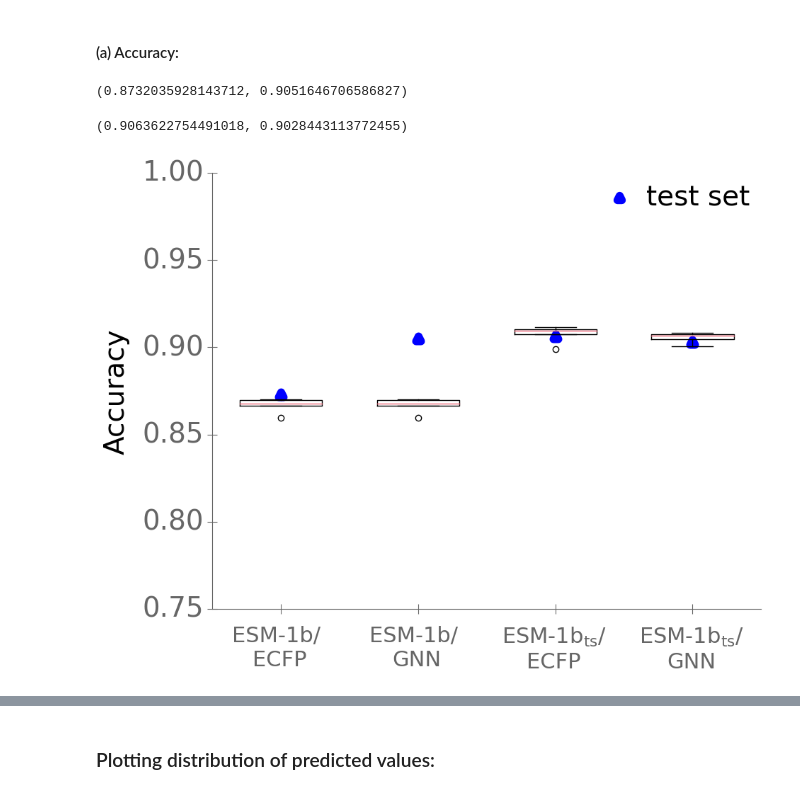
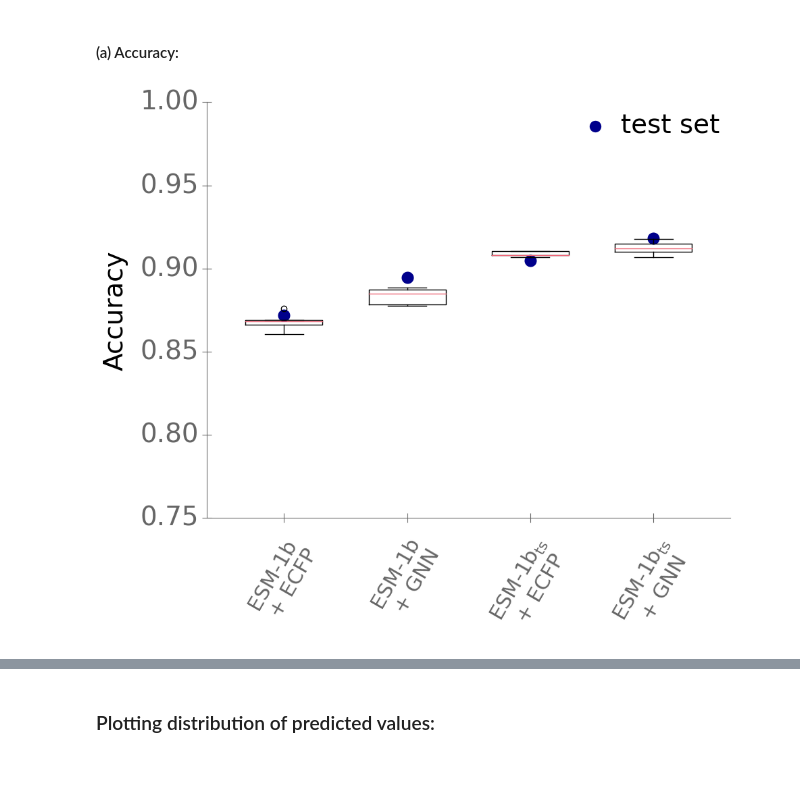
Before and after one commit to AlexanderKroll/ESP, a Jupyter notebook: notebooks_and_code/3 Plots and figures.ipynb, the cells around one changed output, grey strips where cells are left out. Cells and saved outputs as stored; diff of their text form; code cells hidden in the pictures; blank space fills up the shorter version.

```diff
--- a/notebooks_and_code/3 Plots and figures.ipynb
+++ b/notebooks_and_code/3 Plots and figures.ipynb
@@ -766,11 +836,11 @@ ROC_AUC_CV_ESM1b_ECFP = np.load(join(CURRENT_DIR, ".." ,"data", "training_result
 accuracy_CV_ESM1b_ts_ECFP = np.load(join(CURRENT_DIR, ".." ,"data", "training_results", "acc_CV_xgboost_ESM1b_ts_ECFP.npy"))
 ROC_AUC_CV_ESM1b_ts_ECFP = np.load(join(CURRENT_DIR, ".." ,"data", "training_results", "ROC_AUC_CV_xgboost_ESM1b_ts_ECFP.npy"))
 
-accuracy_CV_ESM1b_GNN = np.load(join(CURRENT_DIR, ".." ,"data", "training_results", "acc_CV_xgboost_ESM1b_ECFP.npy"))
-ROC_AUC_CV_ESM1b_GNN = np.load(join(CURRENT_DIR, ".." ,"data", "training_results", "ROC_AUC_CV_xgboost_ESM1b_ECFP.npy"))
+accuracy_CV_ESM1b_GNN = np.load(join(CURRENT_DIR, ".." ,"data", "training_results", "acc_CV_xgboost_ESM1b_GNN_pretrained.npy"))
+ROC_AUC_CV_ESM1b_GNN = np.load(join(CURRENT_DIR, ".." ,"data", "training_results", "ROC_AUC_CV_xgboost_ESM1b_GNN_pretrained.npy"))
 
-accuracy_CV_ESM1b_ts_GNN = np.load(join(CURRENT_DIR, ".." ,"data", "training_results", "acc_CV_xgboost_ESM1b_ts_GNN.npy"))
-ROC_AUC_CV_ESM1b_ts_GNN = np.load(join(CURRENT_DIR, ".." ,"data", "training_results", "ROC_AUC_CV_xgboost_ESM1b_ts_GNN.npy"))
+accuracy_CV_ESM1b_ts_GNN = np.load(join(CURRENT_DIR, ".." ,"data", "training_results", "acc_CV_xgboost_ESM1b_ts_GNN_pretrained.npy"))
+ROC_AUC_CV_ESM1b_ts_GNN = np.load(join(CURRENT_DIR, ".." ,"data", "training_results", "ROC_AUC_CV_xgboost_ESM1b_ts_GNN_pretrained.npy"))
 # %%
 y_test_pred_esm1b_ecfp =  np.load(join(CURRENT_DIR, ".." ,"data", "training_results", "y_test_pred_xgboost_ESM1b_ECFP.npy"))
 test_y_esm1b_ecfp =  np.load(join(CURRENT_DIR, ".." ,"data", "training_results", "y_test_true_xgboost_ESM1b_ECFP.npy"))
@@ -778,11 +848,11 @@ test_y_esm1b_ecfp =  np.load(join(CURRENT_DIR, ".." ,"data", "training_results",
 y_test_pred_esm1b_ts_ecfp =  np.load(join(CURRENT_DIR, ".." ,"data", "training_results", "y_test_pred_xgboost_ESM1b_ts_ECFP.npy"))
 test_y_esm1b_ts_ecfp =  np.load(join(CURRENT_DIR, ".." ,"data", "training_results", "y_test_true_xgboost_ESM1b_ts_ECFP.npy"))
 
-y_test_pred_esm1b_GNN =  np.load(join(CURRENT_DIR, ".." ,"data", "training_results", "y_test_pred_xgboost_ESM1b_GNN.npy"))
-test_y_esm1b_GNN =  np.load(join(CURRENT_DIR, ".." ,"data", "training_results", "y_test_true_xgboost_ESM1b_GNN.npy"))
+y_test_pred_esm1b_GNN =  np.load(join(CURRENT_DIR, ".." ,"data", "training_results", "y_test_pred_xgboost_ESM1b_GNN_pretrained.npy"))
+test_y_esm1b_GNN =  np.load(join(CURRENT_DIR, ".." ,"data", "training_results", "y_test_true_xgboost_ESM1b_GNN_pretrained.npy"))
 
-y_test_pred_esm1b_ts_GNN =  np.load(join(CURRENT_DIR, ".." ,"data", "training_results", "y_test_pred_xgboost_ESM1b_ts_GNN.npy"))
-test_y_esm1b_ts_GNN =  np.load(join(CURRENT_DIR, ".." ,"data", "training_results", "y_test_true_xgboost_ESM1b_ts_GNN.npy"))
+y_test_pred_esm1b_ts_GNN =  np.load(join(CURRENT_DIR, ".." ,"data", "training_results", "y_test_pred_xgboost_ESM1b_ts_GNN_pretrained.npy"))
+test_y_esm1b_ts_GNN =  np.load(join(CURRENT_DIR, ".." ,"data", "training_results", "y_test_true_xgboost_ESM1b_ts_GNN_pretrained.npy"))
 
 
 
@@ -800,45 +870,37 @@ roc_auc_esm1b_GNN_test = roc_auc_score(test_y_esm1b_GNN, y_test_pred_esm1b_GNN)
 roc_auc_esm1b_ts_GNN_test = roc_auc_score(test_y_esm1b_ts_GNN, y_test_pred_esm1b_ts_GNN)
 # %% [markdown]
 #### (a) Accuracy:
-# %%
-acc_esm1b_ecfp_test, acc_esm1b_GNN_test
-# %% [output]
-(0.8732035928143712, 0.9051646706586827)
-# %%
-acc_esm1b_ts_ecfp_test, acc_esm1b_ts_GNN_test
-# %% [output]
-(0.9063622754491018, 0.9028443113772455)
 # %%
 fig, ax = plt.subplots(figsize= (10,8))
 plt.rcParams.update({'font.size': 28})
-labs = ["ESM-1b/ \nECFP",  "ESM-1b/ \nGNN", "ESM-$1b_{ts}$/ \nECFP", "ESM-$1b_{ts}$/ \nGNN"]
+labs = ["ESM-1b\n + ECFP",  "ESM-1b\n + GNN", "ESM-$1b_{ts}$\n + ECFP", "ESM-$1b_{ts}$\n + GNN"]
 
 
-plt.scatter(1, acc_esm1b_ecfp_test, c='blue', marker='^', linewidths= 8)
-plt.scatter(3, acc_esm1b_ts_ecfp_test , c='blue', marker='^', linewidths= 8, label = "test set")
-plt.scatter(2, acc_esm1b_GNN_test, c='blue', marker='^', linewidths= 8)
-plt.scatter(4, acc_esm1b_ts_GNN_test , c='blue', marker='^', linewidths= 8)
+plt.scatter(1, acc_esm1b_ecfp_test, c='darkblue', marker='o', linewidths= 8)
+plt.scatter(1.8, acc_esm1b_GNN_test, c='darkblue', marker='o', linewidths= 8)
+plt.scatter(2.6, acc_esm1b_ts_ecfp_test , c='darkblue', marker='o', linewidths= 8, label = "test set")
+plt.scatter(3.4, acc_esm1b_ts_GNN_test , c='darkblue', marker='o', linewidths= 8)
 
 
 plt.boxplot([accuracy_CV_ESM1b_ECFP, accuracy_CV_ESM1b_GNN,
-             accuracy_CV_ESM1b_ts_ECFP, accuracy_CV_ESM1b_ts_GNN], positions=[1,2,3,4],  widths=0.6, whis =2)
+             accuracy_CV_ESM1b_ts_ECFP, accuracy_CV_ESM1b_ts_GNN], positions=[1,1.8, 2.6, 3.4],  widths=0.5, whis =2)
 
 plt.ylim(0.75, 1)
-ticks1 = [1,2,3,4]
+ticks1 = [1,1.8, 2.6, 3.4]
 
 ax.set_xticks(ticks1)
 ax.set_xticklabels([])
 ax.tick_params(axis='x', which="major", length=10)
 ax.tick_params(axis='y', length=10)
-ticks2 = [0.99, 1.99,2.99,3.99]
+ticks2 = [1-0.01,1.8-0.01, 2.6-0.01, 3.4-0.01]
 
 ax.set_xticks(ticks2, minor=True)
 ax.set_xticklabels(labs, minor=True, y= -0.03, fontsize = 22)
-ax.tick_params(axis='x', which="minor",length=0, rotation = 0)
+ax.tick_params(axis='x', which="minor",length=0, rotation = 60)
 
 plt.ylabel("Accuracy")
 ax.yaxis.set_label_coords(-0.15, 0.5)
 plt.legend(loc = "upper right")
 plt.show()
 # %% [output]
-[figure, old version]
+[figure, new version]
```
Also changed, not shown: parts of 40 cells of this notebook, 6 other files.
